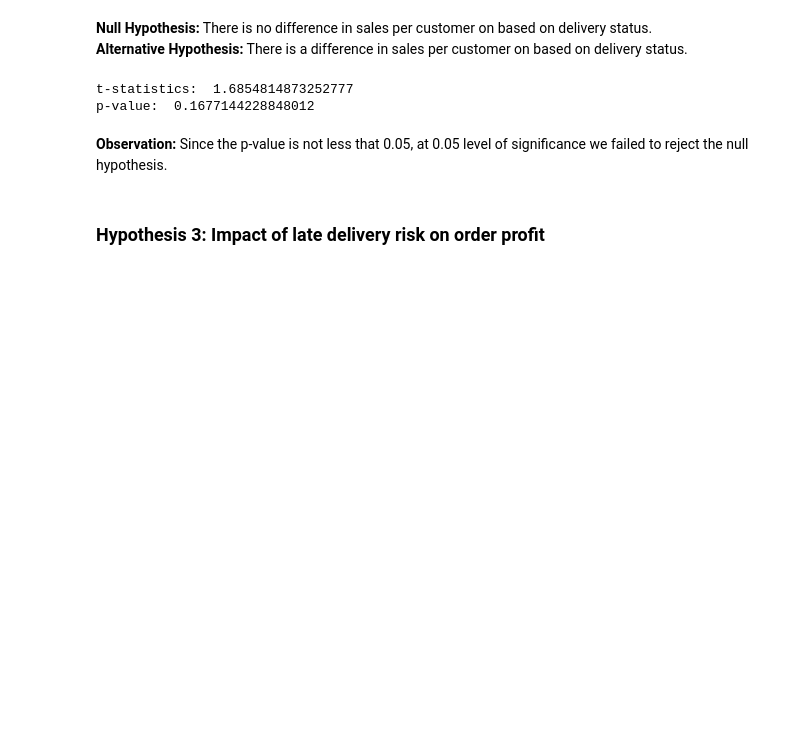
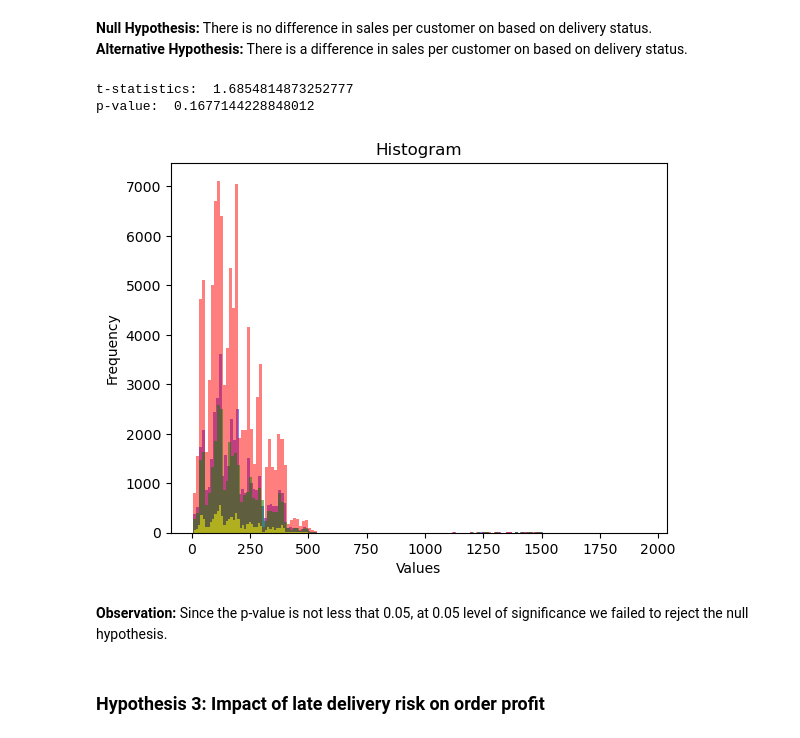
Before and after one commit to imnikhilanand/Supply-Chain-Modeling-and-Analysis, a Jupyter notebook: src/Hypothesis Testing/Hypothesis Testing.ipynb, the cells around one changed output. Drawn from its saved outputs; the diff is of its cells as text; code cells hidden in the pictures; blank space fills up the shorter version.

```diff
--- a/src/Hypothesis Testing/Hypothesis Testing.ipynb
+++ b/src/Hypothesis Testing/Hypothesis Testing.ipynb
@@ -99,6 +109,18 @@ print("p-value: ", p_value)
 # %% [output]
 t-statistics:  1.6854814873252777
 p-value:  0.1677144228848012
+# %%
+# plotting the four distributions
+plt.hist(advanced_shipping, bins=150, color='blue',alpha=0.5)
+plt.hist(late_delivery, bins=150, color='red',alpha=0.5)
+plt.hist(shipping_on_time, bins=150, color='green',alpha=0.5)
+plt.hist(shipping_canceled, bins=150, color='yellow',alpha=0.5)
+plt.xlabel('Values')
+plt.ylabel('Frequency')
+plt.title('Histogram')
+plt.show()
+# %% [output]
+[figure, added]
 # %% [markdown]
 <b>Observation:</b> Since the p-value is not less that 0.05, at 0.05 level of significance we failed to reject the null hypothesis.
 # %% [markdown]
```
Also changed, not shown: parts of 4 cells of this notebook, 3 other files.
